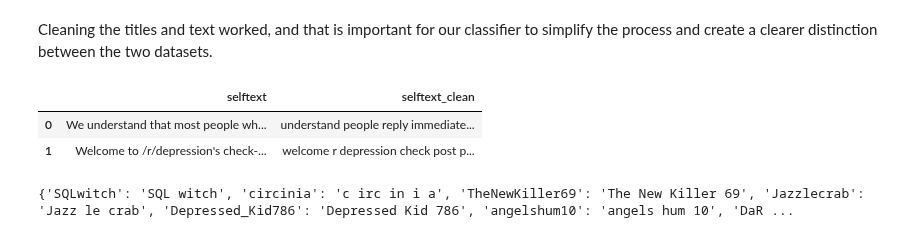
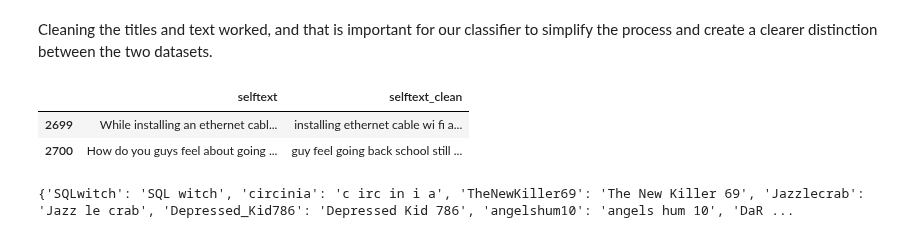
Before and after one commit to ayaanzhaque/SuiSense, a Jupyter notebook: notebooks/data_processing.ipynb, the cells around one changed output. Drawn from its saved outputs; the diff is of its cells as text; code cells hidden in the pictures.

```diff
--- a/notebooks/data_processing.ipynb
+++ b/notebooks/data_processing.ipynb
@@ -293,11 +293,11 @@ Cleaning the titles and text worked, and that is important for our classifier to
 # %%
 # checking selftext_clean
 pd.set_option("display.max_colwidth", 1000)
-combined_data[["selftext","selftext_clean"]].head(2)
+combined_data[["selftext","selftext_clean"]].tail(2)
 # %% [output]
 |  | selftext | selftext_clean |
-| 0 | We understand that most people wh... | understand people reply immediate... |
-| 1 | Welcome to /r/depression's check-... | welcome r depression check post p... |
+| 2699 | While installing an ethernet cabl... | installing ethernet cable wi fi a... |
+| 2700 | How do you guys feel about going ... | guy feel going back school still ... |
 # %%
 # testing wordninja
 author_test = []
```
Also changed, not shown: parts of 1 cell of this notebook, 1 other file.
